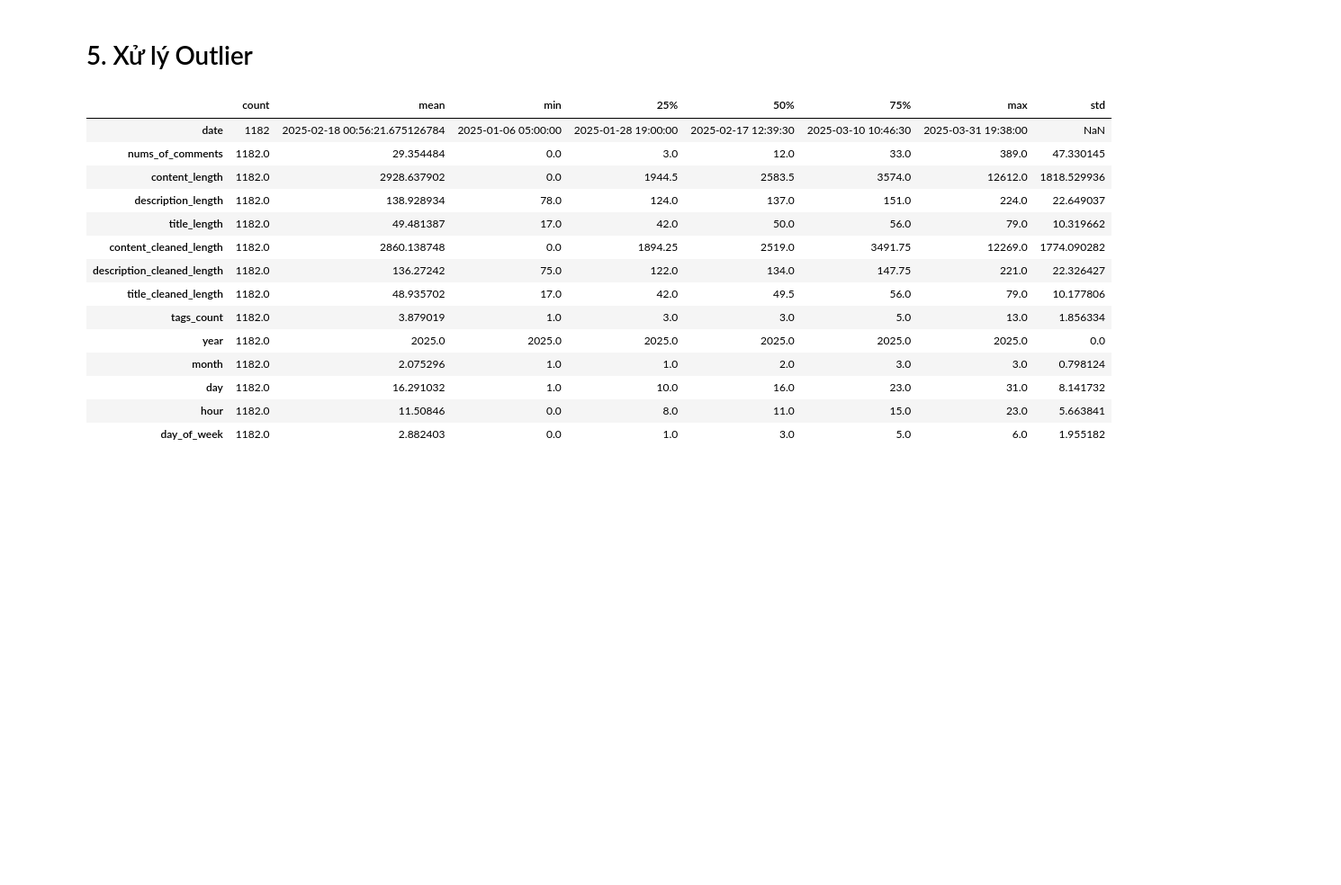
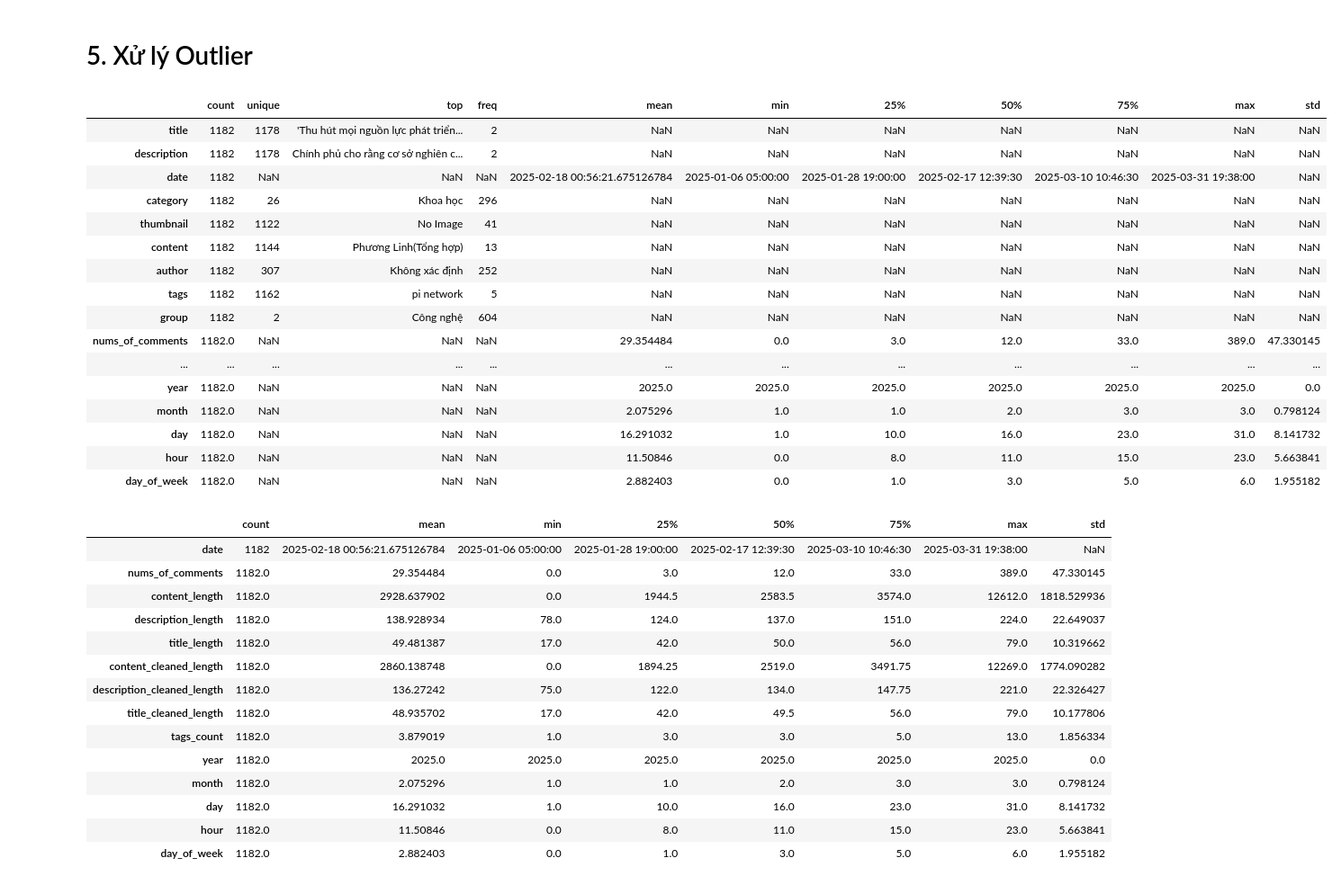
Before and after one commit to givoxxs/vnexpress-analysis-project, a Jupyter notebook: notebooks/02_data_cleaning.ipynb, the cells around one changed output. Shown at 90% size. Saved outputs shown, nothing was run; the diff lists cells and outputs as text; code cells hidden in the pictures; blank space fills up the shorter version.

```diff
--- a/notebooks/02_data_cleaning.ipynb
+++ b/notebooks/02_data_cleaning.ipynb
@@ -285,6 +285,26 @@ plt.show()
 [figure]
 # %% [markdown]
 # 5. Xử lý Outlier
+# %%
+df_clean.describe(include='all').T
+# %% [output]
+|  | count | unique | top | freq | mean | min | 25% | 50% | 75% | max | std |
+| title | 1182 | 1178 | 'Thu hút mọi nguồn lực phát triển... | 2 | NaN | NaN | NaN | NaN | NaN | NaN | NaN |
+| description | 1182 | 1178 | Chính phủ cho rằng cơ sở nghiên c... | 2 | NaN | NaN | NaN | NaN | NaN | NaN | NaN |
+| date | 1182 | NaN | NaN | NaN | 2025-02-18 00:56:21.675126784 | 2025-01-06 05:00:00 | 2025-01-28 19:00:00 | 2025-02-17 12:39:30 | 2025-03-10 10:46:30 | 2025-03-31 19:38:00 | NaN |
+| category | 1182 | 26 | Khoa học | 296 | NaN | NaN | NaN | NaN | NaN | NaN | NaN |
+| thumbnail | 1182 | 1122 | No Image | 41 | NaN | NaN | NaN | NaN | NaN | NaN | NaN |
+| content | 1182 | 1144 | Phương Linh(Tổng hợp) | 13 | NaN | NaN | NaN | NaN | NaN | NaN | NaN |
+| author | 1182 | 307 | Không xác định | 252 | NaN | NaN | NaN | NaN | NaN | NaN | NaN |
+| tags | 1182 | 1162 | pi network | 5 | NaN | NaN | NaN | NaN | NaN | NaN | NaN |
+| group | 1182 | 2 | Công nghệ | 604 | NaN | NaN | NaN | NaN | NaN | NaN | NaN |
+| nums_of_comments | 1182.0 | NaN | NaN | NaN | 29.354484 | 0.0 | 3.0 | 12.0 | 33.0 | 389.0 | 47.330145 |
+| ... | ... | ... | ... | ... | ... | ... | ... | ... | ... | ... | ... |
+| year | 1182.0 | NaN | NaN | NaN | 2025.0 | 2025.0 | 2025.0 | 2025.0 | 2025.0 | 2025.0 | 0.0 |
+| month | 1182.0 | NaN | NaN | NaN | 2.075296 | 1.0 | 1.0 | 2.0 | 3.0 | 3.0 | 0.798124 |
+| day | 1182.0 | NaN | NaN | NaN | 16.291032 | 1.0 | 10.0 | 16.0 | 23.0 | 31.0 | 8.141732 |
+| hour | 1182.0 | NaN | NaN | NaN | 11.50846 | 0.0 | 8.0 | 11.0 | 15.0 | 23.0 | 5.663841 |
+| day_of_week | 1182.0 | NaN | NaN | NaN | 2.882403 | 0.0 | 1.0 | 3.0 | 5.0 | 6.0 | 1.955182 |
 # %%
 # Xử lý Outlier với Nums_of_comments
 df_clean.describe().T
```
Also changed, not shown: parts of 2 cells of this notebook.
